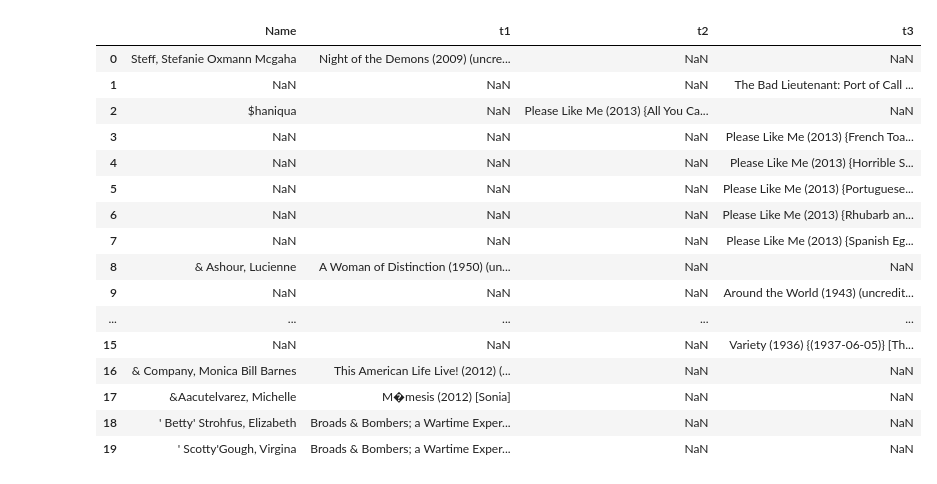
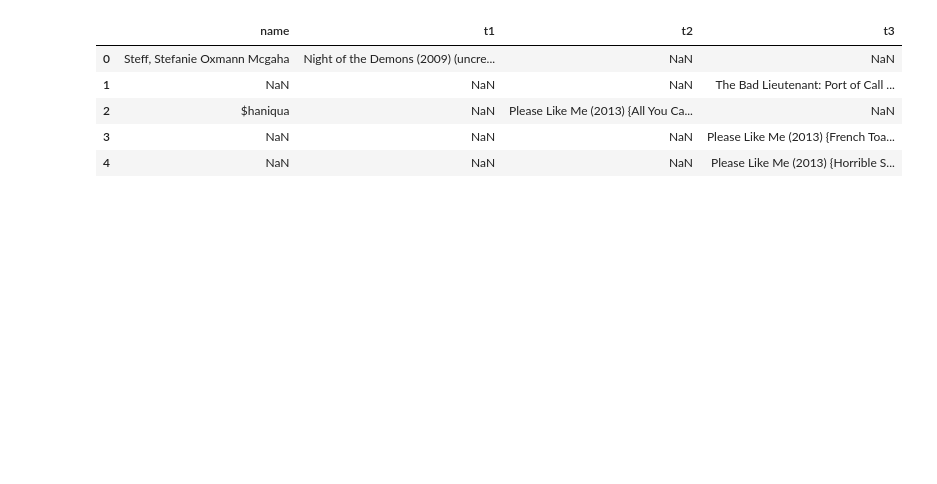
Before and after one commit to NekoSilverFox/PostgreSQL-SPbSTU, a Jupyter notebook: lab3.2/IMDB 数据处理/处理测试.ipynb, the cells around one changed output. Drawn from its saved outputs; the diff is of its cells as text; code cells hidden in the pictures; blank space fills up the shorter version.

```diff
--- a/lab3.2/IMDB 数据处理/处理测试.ipynb
+++ b/lab3.2/IMDB 数据处理/处理测试.ipynb
@@ -6,27 +6,16 @@ data_m = pd.read_csv(
     header=0,
     sep='\t'
 )
-data_m.columns = ['Name', 't1', 't2', 't3']
+data_m.columns = ['name', 't1', 't2', 't3']
 # %%
-data_m.head(20)
+data_m.head()
 # %% [output]
-|  | Name | t1 | t2 | t3 |
+|  | name | t1 | t2 | t3 |
 | 0 | Steff, Stefanie Oxmann Mcgaha | Night of the Demons (2009) (uncre... | NaN | NaN |
 | 1 | NaN | NaN | NaN | The Bad Lieutenant: Port of Call ... |
 | 2 | $haniqua | NaN | Please Like Me (2013) {All You Ca... | NaN |
 | 3 | NaN | NaN | NaN | Please Like Me (2013) {French Toa... |
 | 4 | NaN | NaN | NaN | Please Like Me (2013) {Horrible S... |
-| 5 | NaN | NaN | NaN | Please Like Me (2013) {Portuguese... |
-| 6 | NaN | NaN | NaN | Please Like Me (2013) {Rhubarb an... |
-| 7 | NaN | NaN | NaN | Please Like Me (2013) {Spanish Eg... |
-| 8 | & Ashour, Lucienne | A Woman of Distinction (1950) (un... | NaN | NaN |
-| 9 | NaN | NaN | NaN | Around the World (1943) (uncredit... |
-| ... | ... | ... | ... | ... |
-| 15 | NaN | NaN | NaN | Variety (1936) {(1937-06-05)} [Th... |
-| 16 | & Company, Monica Bill Barnes | This American Life Live! (2012) (... | NaN | NaN |
-| 17 | &Aacutelvarez, Michelle | M�mesis (2012) [Sonia] | NaN | NaN |
-| 18 | ' Betty' Strohfus, Elizabeth | Broads & Bombers; a Wartime Exper... | NaN | NaN |
-| 19 | ' Scotty'Gough, Virgina | Broads & Bombers; a Wartime Exper... | NaN | NaN |
 # %%
 data_m['t1'].fillna(value='', inplace=True)
 data_m['t2'].fillna(value='', inplace=True)
```
Also changed, not shown: parts of 22 cells of this notebook, 2 other files.
